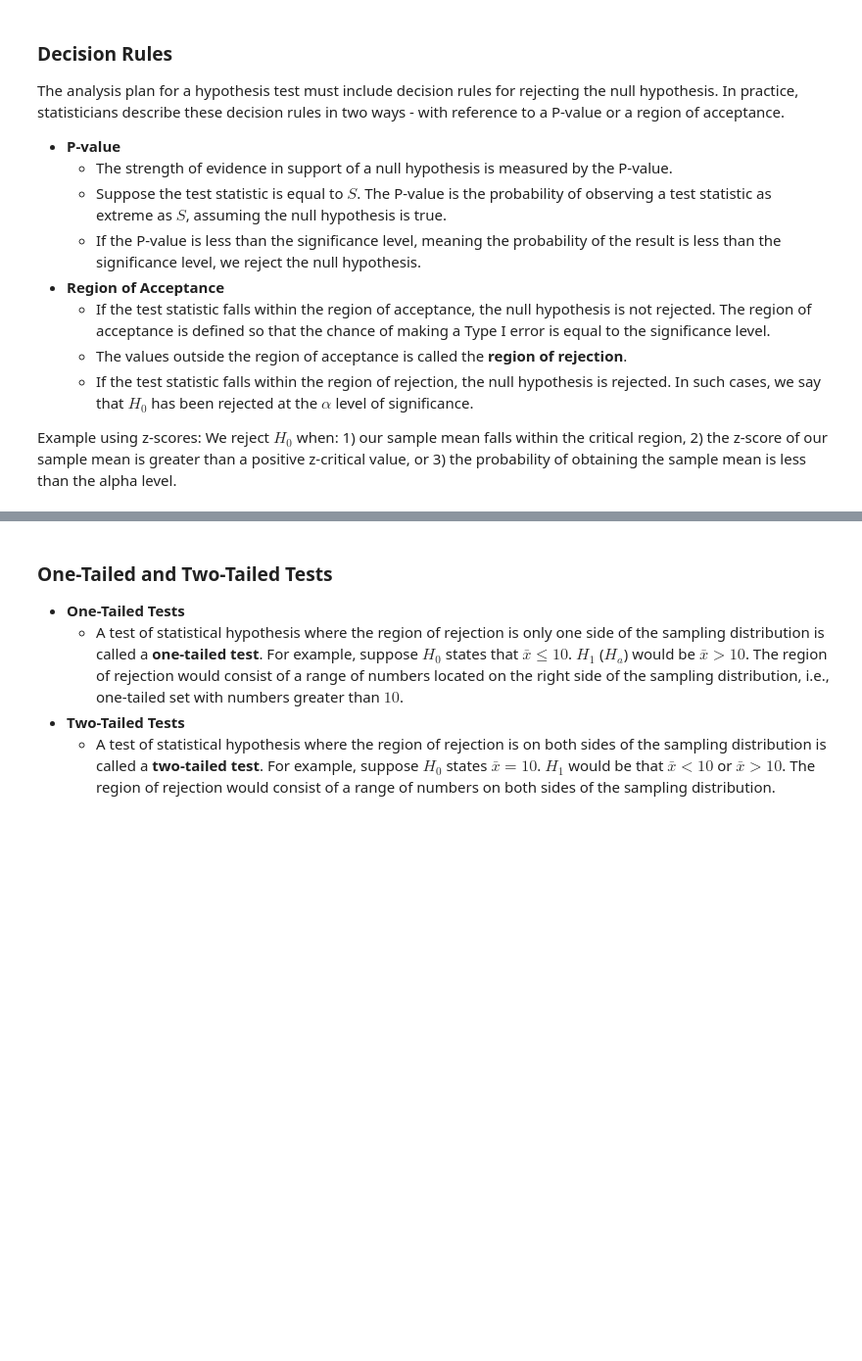
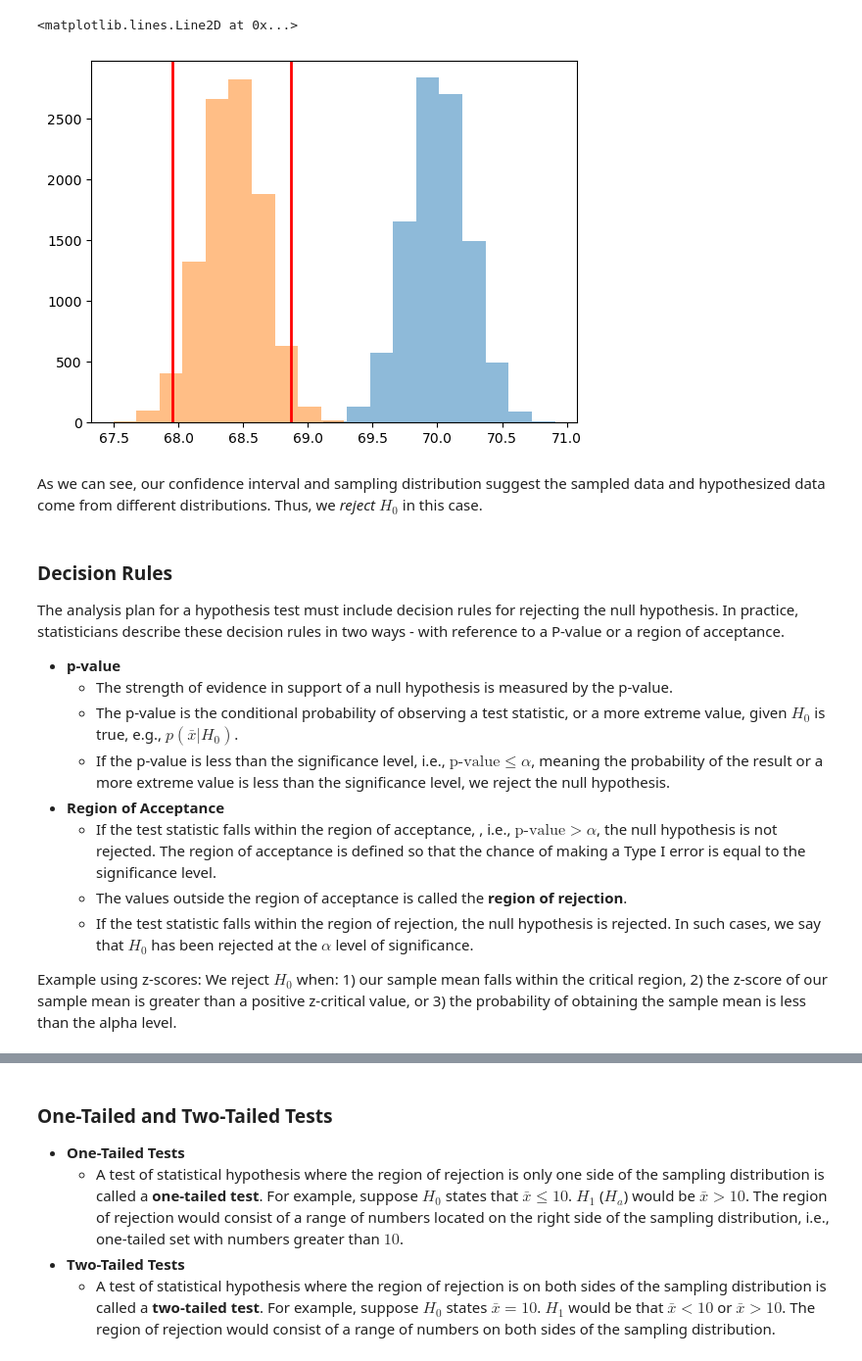
Before and after one commit to burmeisterryan3/Career-Change-Preparation, a Jupyter notebook: Udacity/Statistics/5. Hypothesis Testing.ipynb, the cells around one changed output, grey strips where cells are left out. Shown at 98% size. Drawn from its saved outputs; the diff is of its cells as text; code cells hidden in the pictures; blank space fills up the shorter version.

Commit message:
Add through hypothesis testing

```diff
--- a/Udacity/Statistics/5. Hypothesis Testing.ipynb
+++ b/Udacity/Statistics/5. Hypothesis Testing.ipynb
@@ -107,14 +147,26 @@ Obviously, making a Type I error is worse in this scenario. Furthermore, setting
+# %%
+std = bootstrap_height_means.std()
+null_vals = np.random.normal(70, std, 10000) # We can use a normal distribution here because of the central limit theorem
+plt.hist(null_vals, alpha=0.5)
+plt.hist(bootstrap_height_means, alpha=0.5)
+plt.axvline(x=lower, color='r', linewidth=2)
+plt.axvline(x=upper, color='r', linewidth=2)
+# %% [output]
+<matplotlib.lines.Line2D at 0x...>
+[figure, added]
+# %% [markdown]
+As we can see, our confidence interval and sampling distribution suggest the sampled data and hypothesized data come from different distributions. Thus, we *reject* $H_0$ in this case.
 # %% [markdown]
 ### Decision Rules
 
 The analysis plan for a hypothesis test must include decision rules for rejecting the null hypothesis. In practice, statisticians describe these decision rules in two ways - with reference to a P-value or a region of acceptance.
 
-* **P-value**
-    * The strength of evidence in support of a null hypothesis is measured by the P-value.
-    * Suppose the test statistic is equal to $S$. The P-value is the probability of observing a test statistic as extreme as $S$, assuming the null hypothesis is true.
-    * If the P-value is less than the significance level, meaning the probability of the result is less than the significance level, we reject the null hypothesis.
+* **p-value**
+    * The strength of evidence in support of a null hypothesis is measured by the p-value.
+    * The p-value is the conditional probability of observing a test statistic, or a more extreme value, given $H_0$ is true, e.g., $p(\bar{x}\vert H_0)$.
+    * If the p-value is less than the significance level, i.e., $\text{p-value}\leq\alpha$, meaning the probability of the result or a more extreme value is less than the significance level, we reject the null hypothesis.
 * **Region of Acceptance**
-    * If the test statistic falls within the region of acceptance, the null hypothesis is not rejected. The region of acceptance is defined so that the chance of making a Type I error is equal to the significance level.
+    * If the test statistic falls within the region of acceptance, , i.e., $\text{p-value}\gt\alpha$, the null hypothesis is not rejected. The region of acceptance is defined so that the chance of making a Type I error is equal to the significance level.
     * The values outside the region of acceptance is called the **region of rejection**.
     * If the test statistic falls within the region of rejection, the null hypothesis is rejected. In such cases, we say that $H_0$ has been rejected at the $\alpha$ level of significance.
 
```
Also changed, not shown: parts of 11 cells of this notebook, 5 other files.
